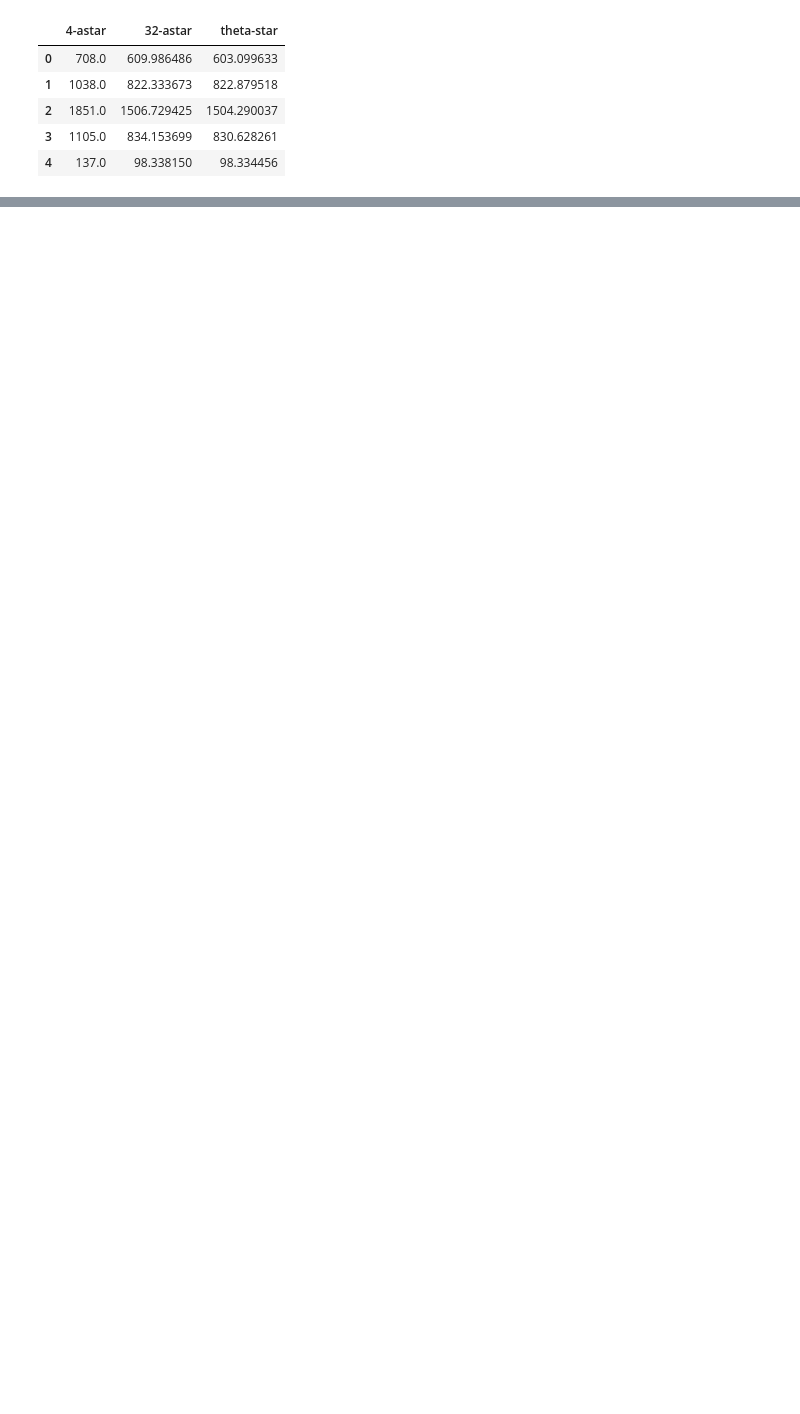
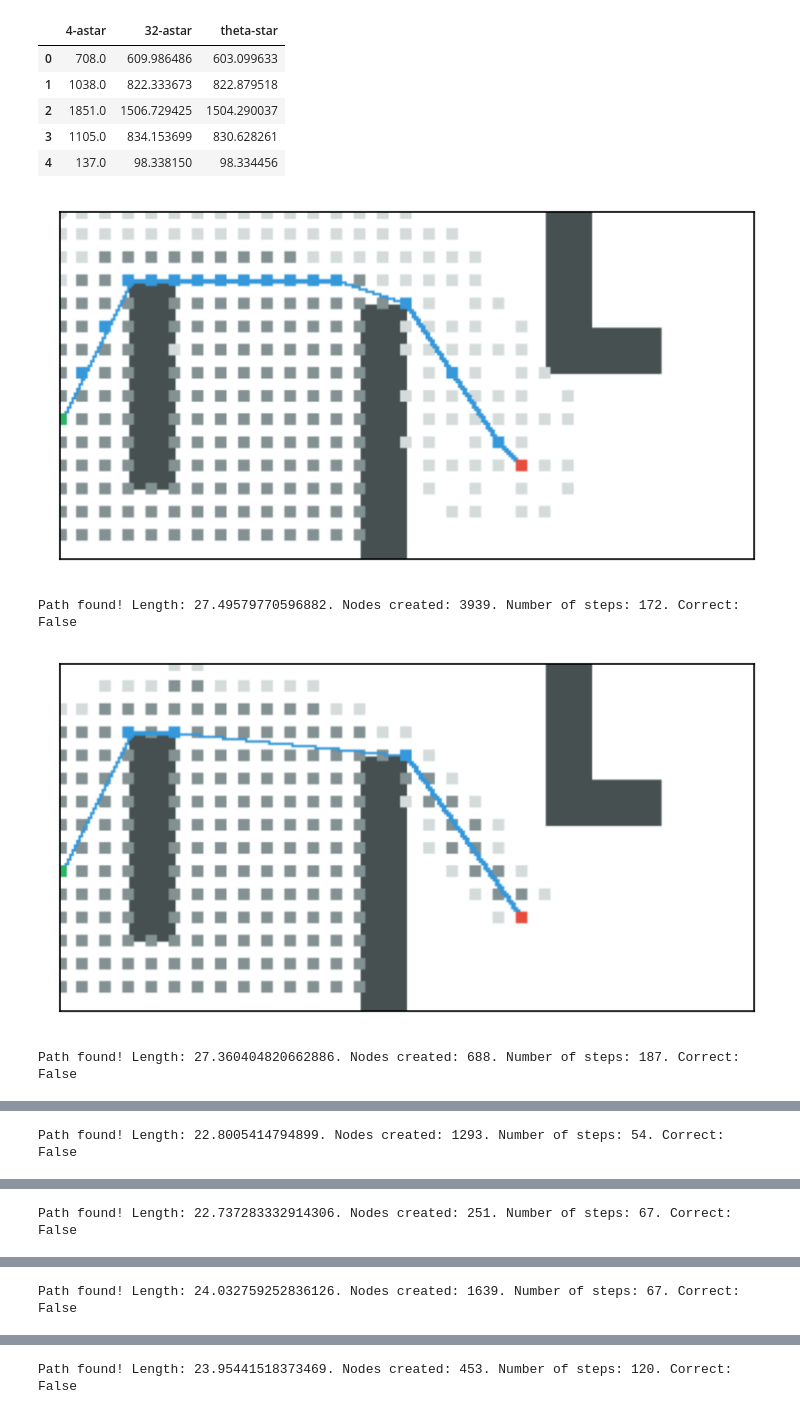
Before and after one commit to DenisKorotchenko/any-angle-paths-heuristic-search, a Jupyter notebook: 2k.ipynb, the cells around one changed output, grey strips where cells are left out. Cells and saved outputs as stored; diff of their text form; code cells hidden in the pictures; blank space fills up the shorter version.

```diff
--- a/2k.ipynb
+++ b/2k.ipynb
@@ -147,6 +147,10 @@ moscow_2_test(uf.euclidian_distance)
 #%time res = simple_test(thetastar, 0, euclidian_distance, YourOpen, YourClosed)
 # %%
 for i in range(20):
-    #simple_test(astar2k, i, uf.euclidian_distance, Open, Closed, 5)
-    #simple_test(thetastar, i, uf.euclidian_distance, Open, Closed)
-    pass
+    simple_test(astar2k, i, uf.euclidian_distance, Open, Closed, 5)
+    simple_test(thetastar, i, uf.euclidian_distance, Open, Closed)
+# %% [output]
+[figure, added]
+Path found! Length: 27.49579770596882. Nodes created: 3939. Number of steps: 172. Correct: False
+[figure, added]
+Path found! Length: 27.360404820662886. Nodes created: 688. Number of steps: 187. Correct: False
@@ -152,0 +158 @@ for i in range(20):
+Path found! Length: 22.8005414794899. Nodes created: 1293. Number of steps: 54. Correct: False
@@ -152,0 +160 @@ for i in range(20):
+Path found! Length: 22.737283332914306. Nodes created: 251. Number of steps: 67. Correct: False
@@ -152,0 +162 @@ for i in range(20):
+Path found! Length: 24.032759252836126. Nodes created: 1639. Number of steps: 67. Correct: False
@@ -152,0 +164 @@ for i in range(20):
+Path found! Length: 23.95441518373469. Nodes created: 453. Number of steps: 120. Correct: False
```
Also changed, not shown: parts of 2 cells of this notebook, 1 other file.
